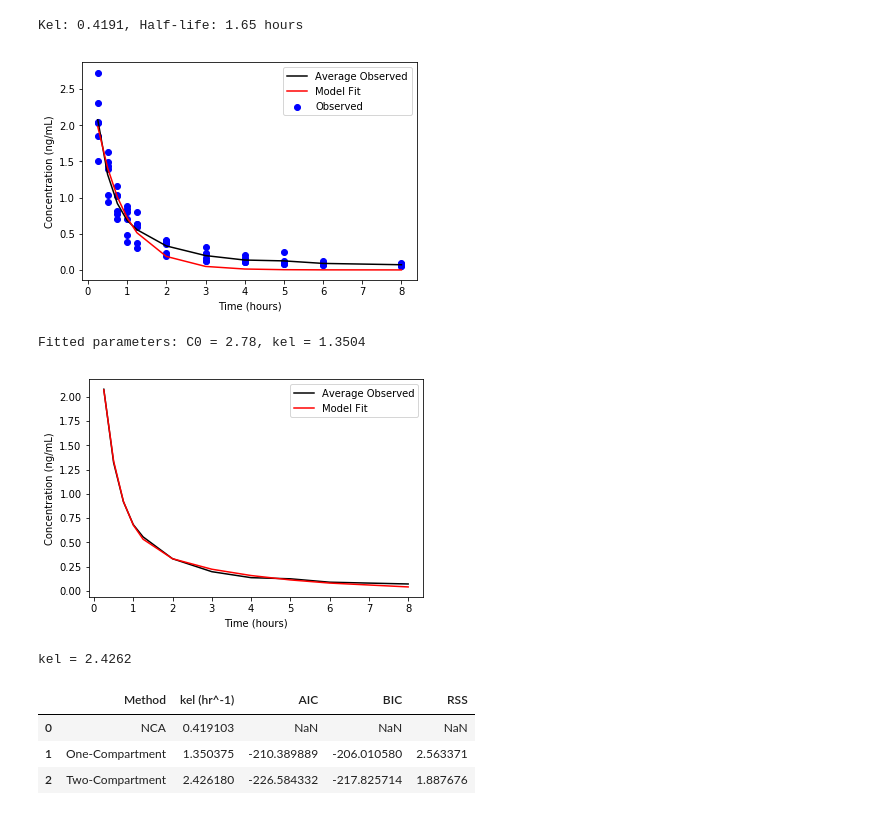
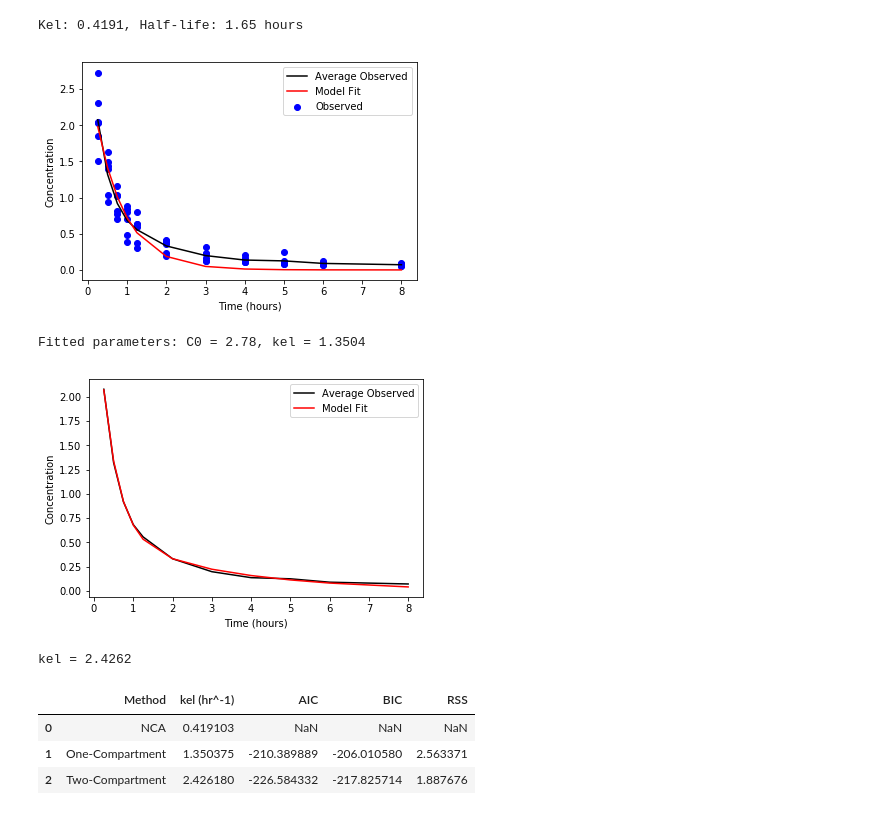
Before and after one commit to hansbrunner/pharmacokinetics, a Jupyter notebook: pharmacokinetics-of-indomethacin.ipynb, the cells around one changed output. Saved outputs shown, nothing was run; the diff lists cells and outputs as text; code cells hidden in the pictures.

```diff
--- a/pharmacokinetics-of-indomethacin.ipynb
+++ b/pharmacokinetics-of-indomethacin.ipynb
@@ -84,26 +88,26 @@ Kel: 0.4191, Half-life: 1.65 hours
 # %%
 # One-Compartmental model with first-order elimination
 from scipy.optimize import curve_fit
 
 def one_compartment_model(t, C0, kel):
     return C0 * np.exp(-kel * t)
 
 params, _ = curve_fit(one_compartment_model, df['time'], df['conc'], p0=[50, 0.1])
 C0, kel = params
 
 df_avg = df.groupby("time")["conc"].mean().reset_index()
 # Plot data vs. model predictions
 plt.scatter(df['time'], df['conc'], label='Observed', color='blue')
 plt.plot(df_avg["time"], df_avg["conc"], linestyle='-', color='k', label='Average Observed')
 plt.plot(df['time'].unique(), one_compartment_model(df['time'].unique(), C0, kel), label='Model Fit', color='red')
 plt.xlabel('Time (hours)')
-plt.ylabel('Concentration (ng/mL)')
+plt.ylabel('Concentration')
 plt.legend()
 plt.show()
 
 print(f"Fitted parameters: C0 = {C0:.2f}, kel = {kel:.4f}")
 # %% [output]
-[figure, old version]
+[figure, new version]
 Fitted parameters: C0 = 2.78, kel = 1.3504
 # %%
 # two-compartmental model
@@ -120,13 +124,13 @@ df_avg = df.groupby("time")["conc"].mean().reset_index()
 plt.plot(df_avg["time"], df_avg["conc"], linestyle='-', color='k', label='Average Observed')
 plt.plot(df['time'].unique(), two_compartment_model(df['time'].unique(), A, ka, B, kel), label='Model Fit', color='red')
 plt.xlabel('Time (hours)')
-plt.ylabel('Concentration (ng/mL)')
+plt.ylabel('Concentration')
 plt.legend()
 plt.show()
 
 print(f"kel = {kel:.4f}")
 # %% [output]
-[figure, old version]
+[figure, new version]
 kel = 2.4262
 # %%
 # Quantify the models and make overview table of kel, estimated with different methods
```
Also changed, not shown: parts of 3 cells of this notebook.
